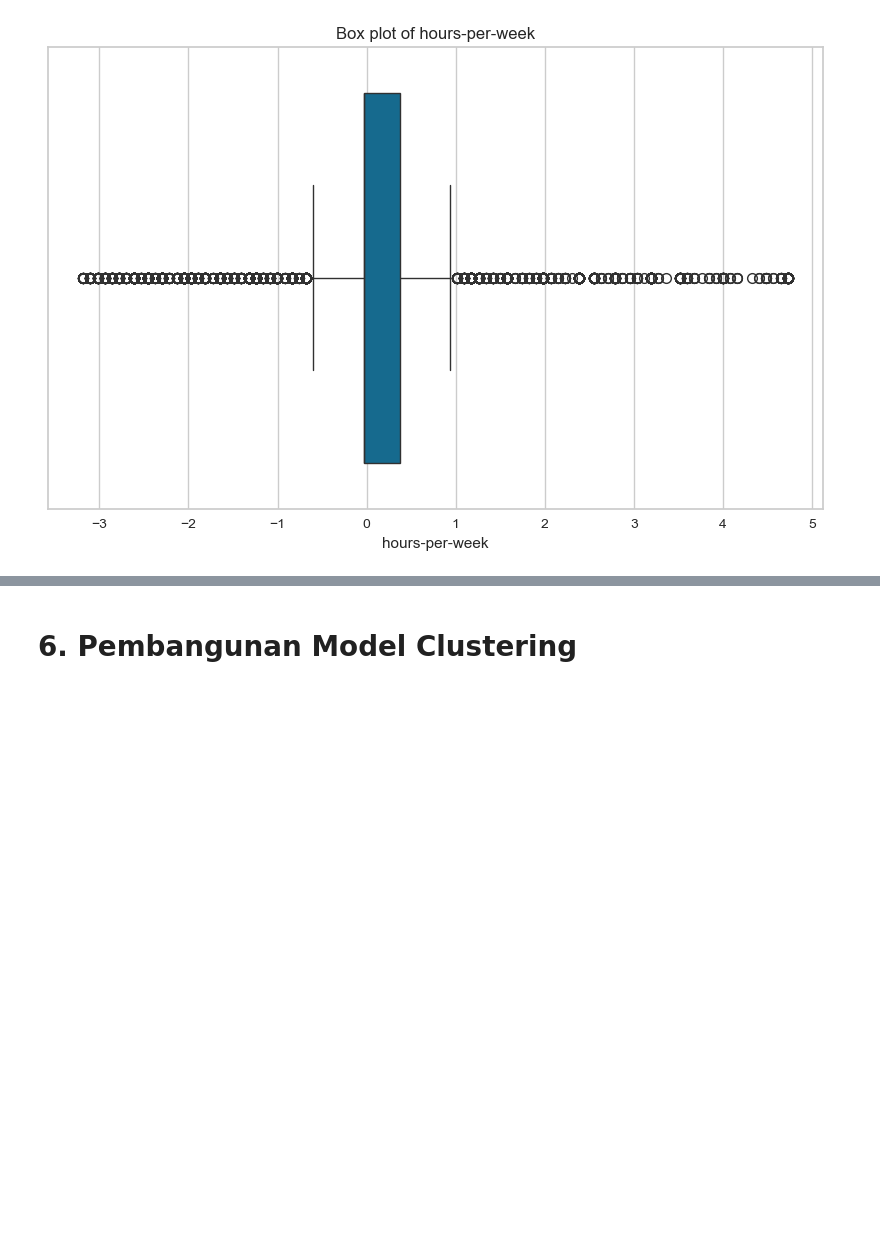
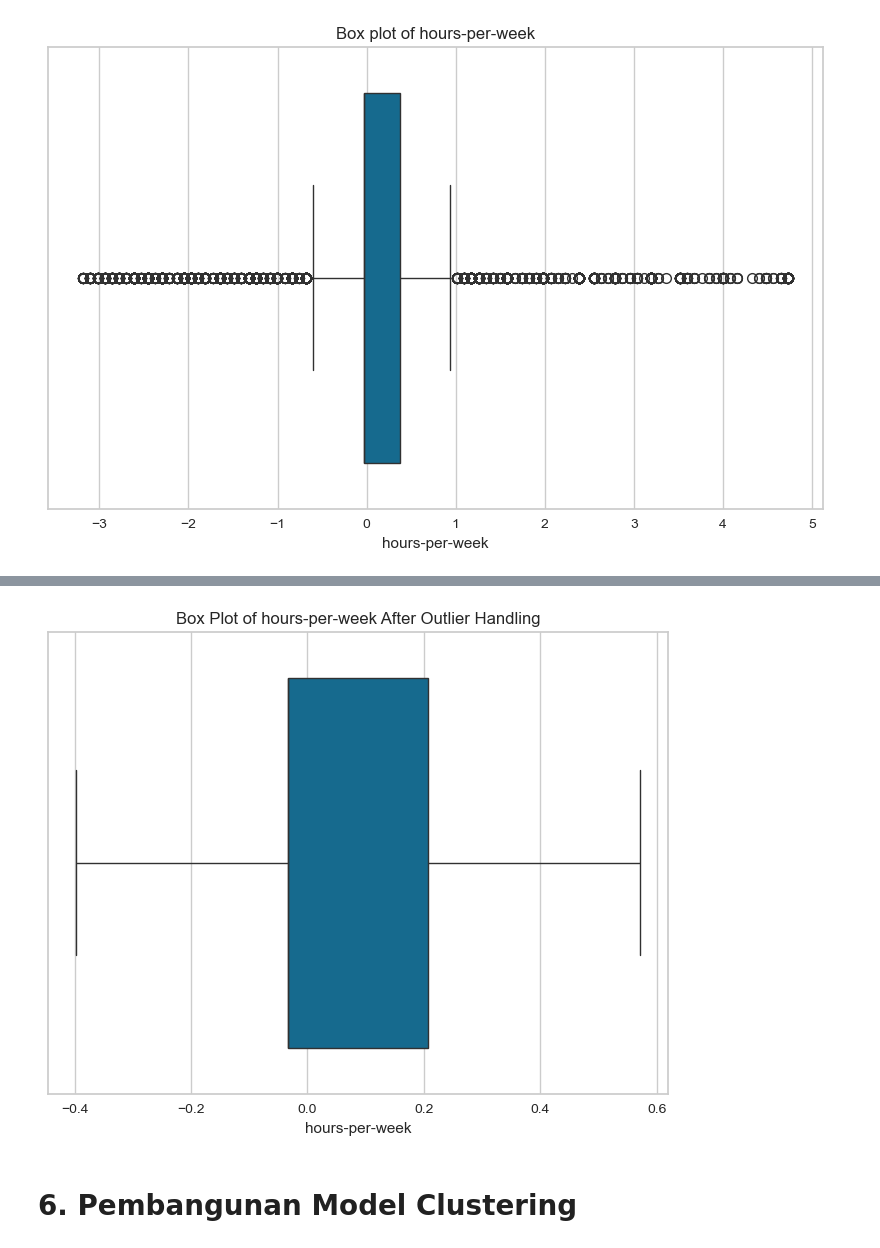
Before and after one commit to gerynsb/Project_ML_Clustering, a Jupyter notebook: [Clustering]_Submission_Akhir_BMLP_Dean Gery Pasamba.ipynb, the cells around one changed output, grey strips where cells are left out. Cells and saved outputs as stored; diff of their text form; code cells hidden in the pictures; blank space fills up the shorter version.

```diff
--- a/[Clustering]_Submission_Akhir_BMLP_Dean Gery Pasamba.ipynb
+++ b/[Clustering]_Submission_Akhir_BMLP_Dean Gery Pasamba.ipynb
@@ -259,3 +326,21 @@ for feature in numeric_features:
+# %%
+Q1_hours = df['hours-per-week'].quantile(0.25)
+Q3_hours = df['hours-per-week'].quantile(0.75)
+IQR_hours = Q3_hours - Q1_hours
+
+lower_bound = Q1_hours - 1.5 * IQR_hours
+upper_bound = Q3_hours + 1.5 * IQR_hours
+
+df['hours-per-week'] = df['hours-per-week'].apply(
+    lambda x: lower_bound if x < lower_bound else upper_bound if x > upper_bound else x
+)
+# %%
+plt.figure(figsize=(8, 6))
+sns.boxplot(x=df['hours-per-week'])
+plt.title('Box Plot of hours-per-week After Outlier Handling')
+plt.show()
+# %% [output]
+[figure, added]
 # %% [markdown]
 # **6. Pembangunan Model Clustering**
 # %% [markdown]
```
Also changed, not shown: parts of 8 cells of this notebook.
